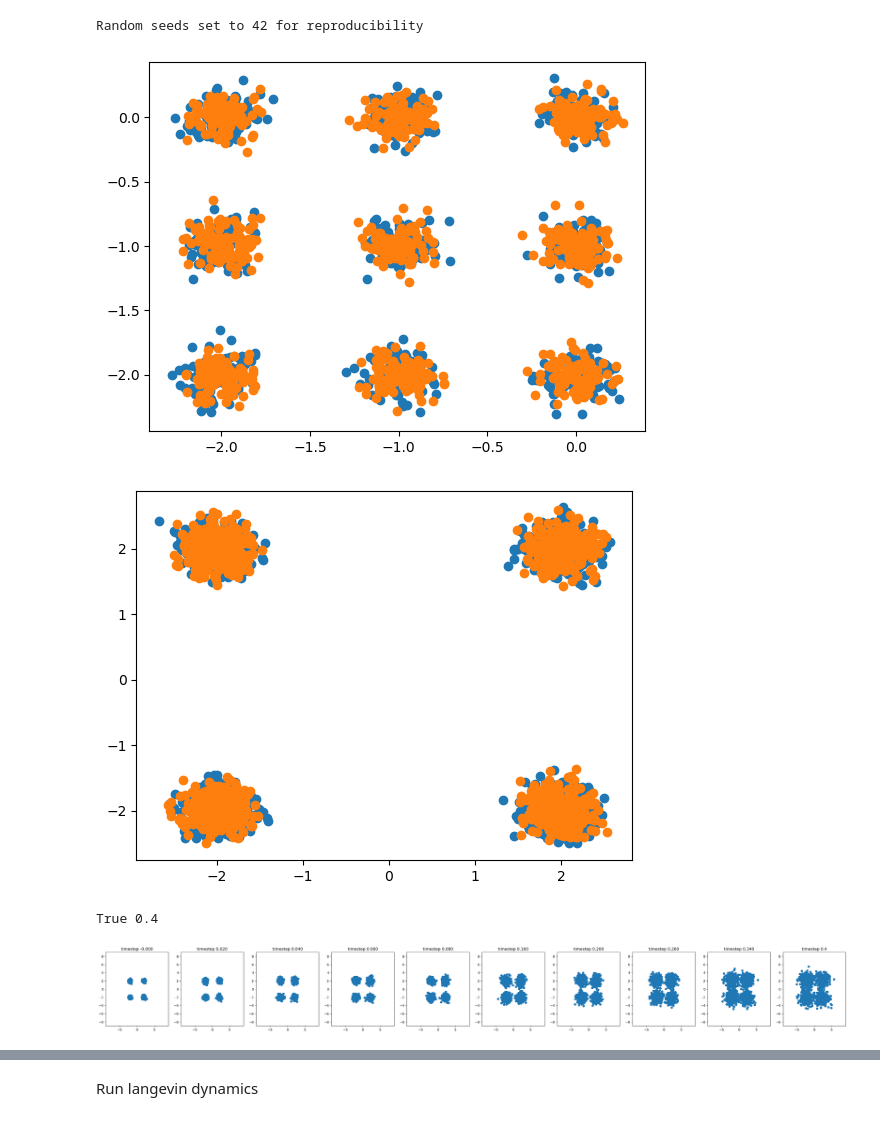
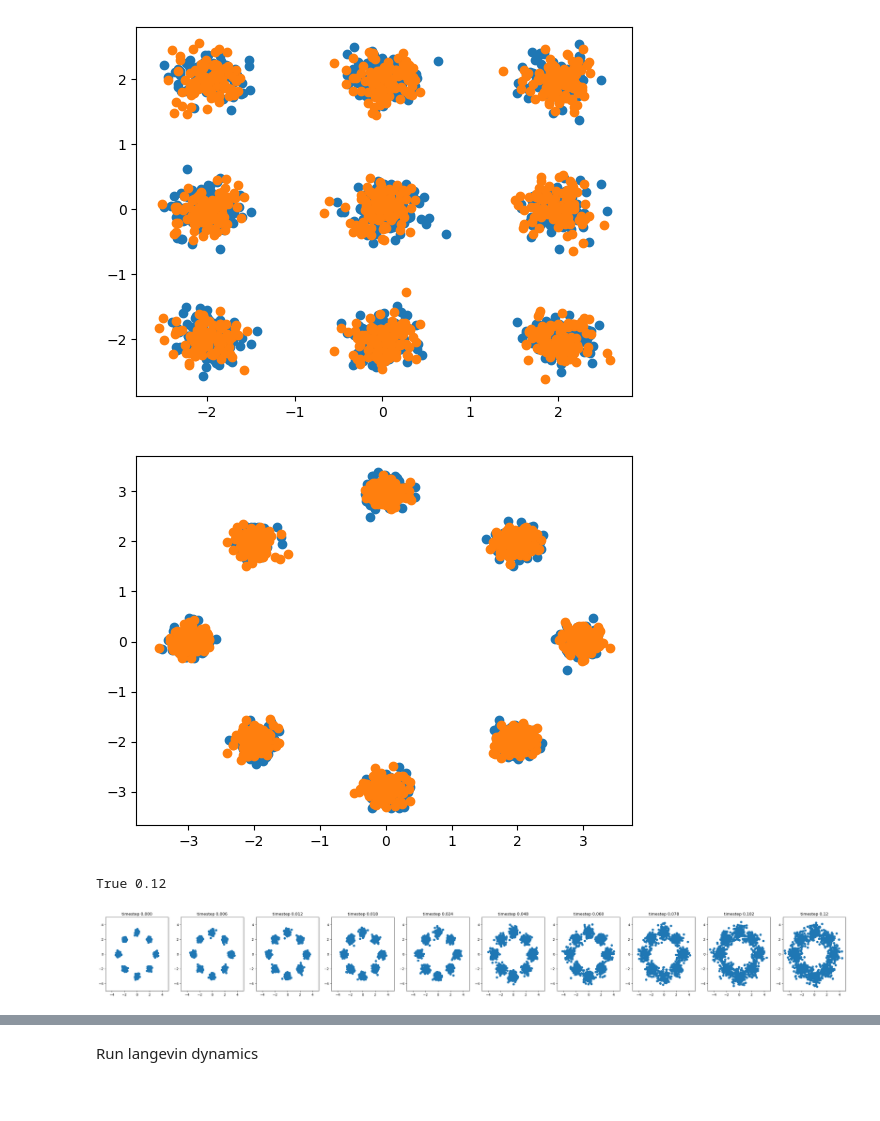
Before and after one commit to mmacosha/d2e-stochastic-dynamics, a Jupyter notebook: ebm.ipynb, the cells around one changed output, grey strips where cells are left out. Drawn from its saved outputs; the diff is of its cells as text; code cells hidden in the pictures.

Commit message:
feat: add ebm training

```diff
--- a/ebm.ipynb
+++ b/ebm.ipynb
@@ -25,18 +25,11 @@ from datasets_2d import DatasetSampler
 # %%
-# Fix random seeds
-SEED = 42
-random.seed(SEED)
-np.random.seed(SEED)
-torch.manual_seed(SEED)
-torch.cuda.manual_seed_all(SEED)
-
-# For completely deterministic results - may slow down training
-torch.backends.cudnn.deterministic = True
-torch.backends.cudnn.benchmark = False
-
-print(f"Random seeds set to {SEED} for reproducibility")
+def seed_everything(seed):
+    random.seed(seed)
+    np.random.seed(seed)
+    torch.manual_seed(seed)
+    torch.cuda.manual_seed_all(seed)
+    torch.backends.cudnn.deterministic = True
+    torch.backends.cudnn.benchmark = False
-# %% [output]
-Random seeds set to 42 for reproducibility
 # %%
 def extract_into_tensor(tensor, shape):
     num_expand_dims = len(shape) - 1
@@ -174,7 +167,10 @@ class GaussMix:
 
         self._grad = torch.func.grad(lambda y: self.log_prob(y).sum())
 
-    def  to(self, device='cpu'):
+    def sample(self, n_samples):
+        return self.gmm.sample((n_samples,))
+
+    def to(self, device='cpu'):
         self.gmm.to(device)
 
     def log_prob(self, x):
@@ -188,13 +184,13 @@ def add_uniform_circular_noise(size, max_radius, device='cpu'):
     angle = torch.rand(size, device=device) * 2 * math.pi
     return torch.stack([torch.cos(angle), torch.sin(angle)], dim=-1) * radius.view(-1, 1)
 # %%
-grid = torch.arange(3) - 2
+grid = torch.arange(3) - 1
 
 means = torch.cat([
     grid.view(-1, 1).repeat(1, 3).view(3, 3, 1),
     grid.view(1, -1).repeat(3, 1).view(3, 3, 1)],
-dim=-1).reshape(9, 2)
-sigmas = torch.ones_like(means) * 0.1
+dim=-1).reshape(9, 2) * 2
+sigmas = torch.ones_like(means) * 0.2
 
 log_p_1 = GaussMix(means, sigmas)
 logp_enegy = lambda x: - log_p_1.log_prob(x)
@@ -209,44 +205,45 @@ x_0, x_1 = sampler.sample(900)
 scatter(x_0)
 scatter(x_1)
 # %% [output]
-[figure, old version]
+[figure, new version]
 # %%
 means2 = torch.tensor([[-2, 2], [2, 2],
-                    #    [-3, 0], [3, 0],
-                    #    [0, -3], [0, 3],
+                       [-3, 0], [3, 0],
+                       [0, -3], [0, 3],
                        [-2, -2], [2, -2]]
-                       ).float() * 1.0
+                       ).float() * 0.99
 
-sigmas2 = torch.ones_like(means2) * 0.2
+sigmas2 = torch.ones_like(means2) * 0.15
 
 log_p_1 = GaussMix(means2, sigmas2)
-logp_enegy = lambda x: - log_p_1.log_prob(x)
+true_energy_fn = lambda x: - log_p_1.log_prob(x)
 
 sampler = DatasetSampler(
     p_0='mix_of_gaussians', p_0_args=[means2, sigmas2],
     p_1='mix_of_gaussians', p_1_args=[means2, sigmas2],
 )
 
 x_0, x_1 = sampler.sample(128 * 9)
 
 scatter(x_0)
 scatter(x_1)
 # %% [output]
-[figure, old version]
+[figure, new version]
 # %%
-alpha = 0.23
-gamma = 0.02
-t_max = 0.4
+alpha = 0.24
+gamma = 0.006
+t_max = 0.12
 n_steps = 20
 
 print(gamma * n_steps == t_max, gamma * n_steps)
 
-x_0, _ = sampler.sample(128 * 9 )
+x_0, _ = sampler.sample(128 * 9)
 trajectory, timesteps = sample_trajectory(ref_process, x_0, 'backward', gamma,
                                           n_steps, t_max, return_timesteps=True)
 
-_ = plot_trajectory(trajectory, timesteps[::-1], indices=[0, 1, 2, 3, 4, 8, 10, -8, -4, -1],
-                    xlim=(-9, 9), ylim=(-9, 9))
+_ = plot_trajectory(trajectory, timesteps[::-1],
+                    indices=[0, 1, 2, 3, 4, 8, 10, -8, -4, -1],
+                    xlim=(-5, 5), ylim=(-5, 5))
 # %% [output]
-True 0.4
+True 0.12
-[figure, old version]
+[figure, new version]
```
Also changed, not shown: parts of 12 cells of this notebook, 6 other files.
